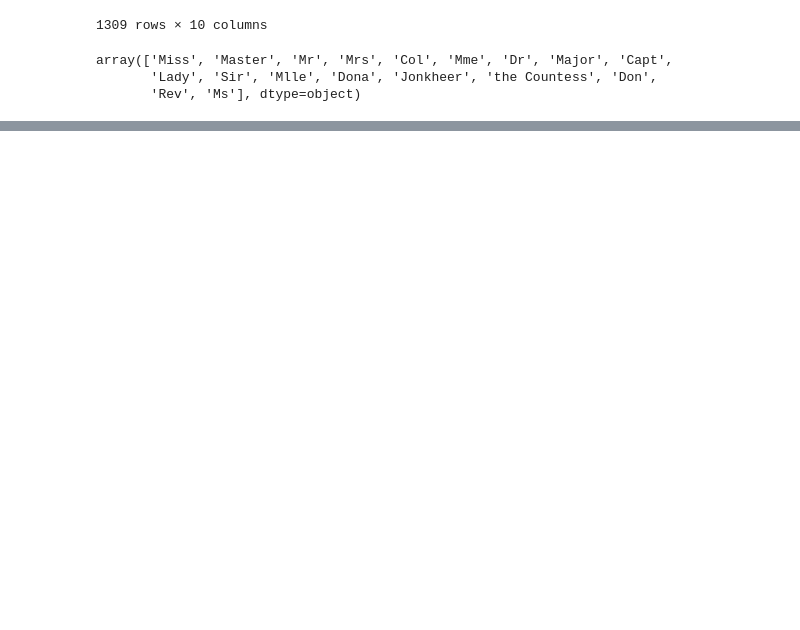
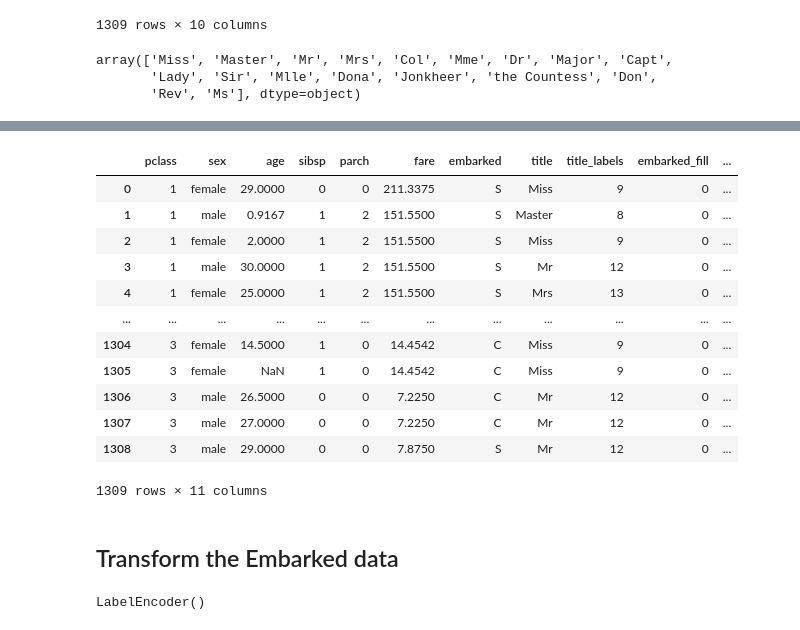
Before and after one commit to Carlene/INTRO-TO-DATA-ANALYSIS, a Jupyter notebook: titanic_simple.ipynb, the cells around one changed output, grey strips where cells are left out. Saved outputs shown, nothing was run; the diff lists cells and outputs as text; code cells hidden in the pictures; blank space fills up the shorter version.

Commit message:
data is now ready for multiple imputation

```diff
--- a/titanic_simple.ipynb
+++ b/titanic_simple.ipynb
@@ -491,5 +502,7 @@ array(['S', 'C', nan, 'Q'], dtype=object)
 # %%
 df.loc[:,'embarked_fill'] = df['embarked'].isna().astype('int')
+
+df.loc[:,'age_fill'] = df['age'].isna().astype('int')
 # %%
 df
 # %% [output]
@@ -509,7 +521,0 @@ df
-# %%
-title_le = LabelEncoder().fit(df['title'].unique())
-df.loc[:,'title_labels'] = title_le.transform(df['title'])
-
-embarked_le = LabelEncoder().fit(df['embarked'].unique())
-df.loc[:,'embarked_labels'] = title_le.transform(df['embarked'])
-df
@@ -537,0 +566,2 @@ dir(sorted_titles)
+# %%
+df.loc[1225, 'fare'] = 8.05
@@ -537,0 +591,20 @@ dir(sorted_titles)
+# %%
+data = df.drop(['survived', 'name'], axis='columns') #do not let your imputer see your target!
+# %%
+data
+# %% [output]
+|  | pclass | sex | age | sibsp | parch | fare | embarked | title | title_labels | embarked_fill | ... |
+| 0 | 1 | female | 29.0000 | 0 | 0 | 211.3375 | S | Miss | 9 | 0 | ... |
+| 1 | 1 | male | 0.9167 | 1 | 2 | 151.5500 | S | Master | 8 | 0 | ... |
+| 2 | 1 | female | 2.0000 | 1 | 2 | 151.5500 | S | Miss | 9 | 0 | ... |
+| 3 | 1 | male | 30.0000 | 1 | 2 | 151.5500 | S | Mr | 12 | 0 | ... |
+| 4 | 1 | female | 25.0000 | 1 | 2 | 151.5500 | S | Mrs | 13 | 0 | ... |
+| ... | ... | ... | ... | ... | ... | ... | ... | ... | ... | ... | ... |
+| 1304 | 3 | female | 14.5000 | 1 | 0 | 14.4542 | C | Miss | 9 | 0 | ... |
+| 1305 | 3 | female | NaN | 1 | 0 | 14.4542 | C | Miss | 9 | 0 | ... |
+| 1306 | 3 | male | 26.5000 | 0 | 0 | 7.2250 | C | Mr | 12 | 0 | ... |
+| 1307 | 3 | male | 27.0000 | 0 | 0 | 7.2250 | C | Mr | 12 | 0 | ... |
+| 1308 | 3 | male | 29.0000 | 0 | 0 | 7.8750 | S | Mr | 12 | 0 | ... |
+1309 rows × 11 columns
+# %% [markdown]
+## Transform the Embarked data
@@ -537,0 +613,4 @@ dir(sorted_titles)
+# %%
+LabelEncoder().fit(data['embarked'].unique()) # will use this on the RHS below
+# %% [output]
+LabelEncoder()
```
Also changed, not shown: parts of 28 cells of this notebook.
